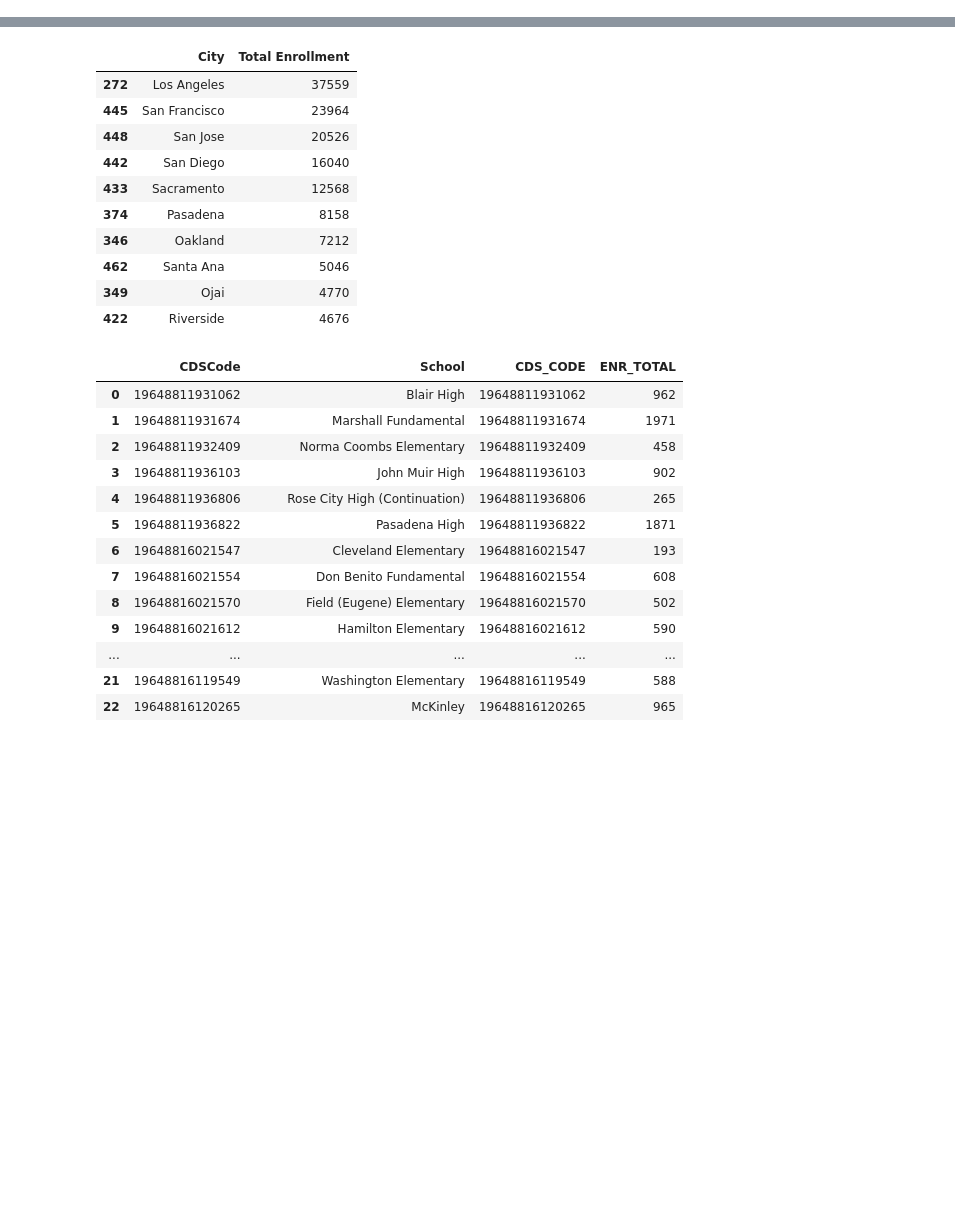
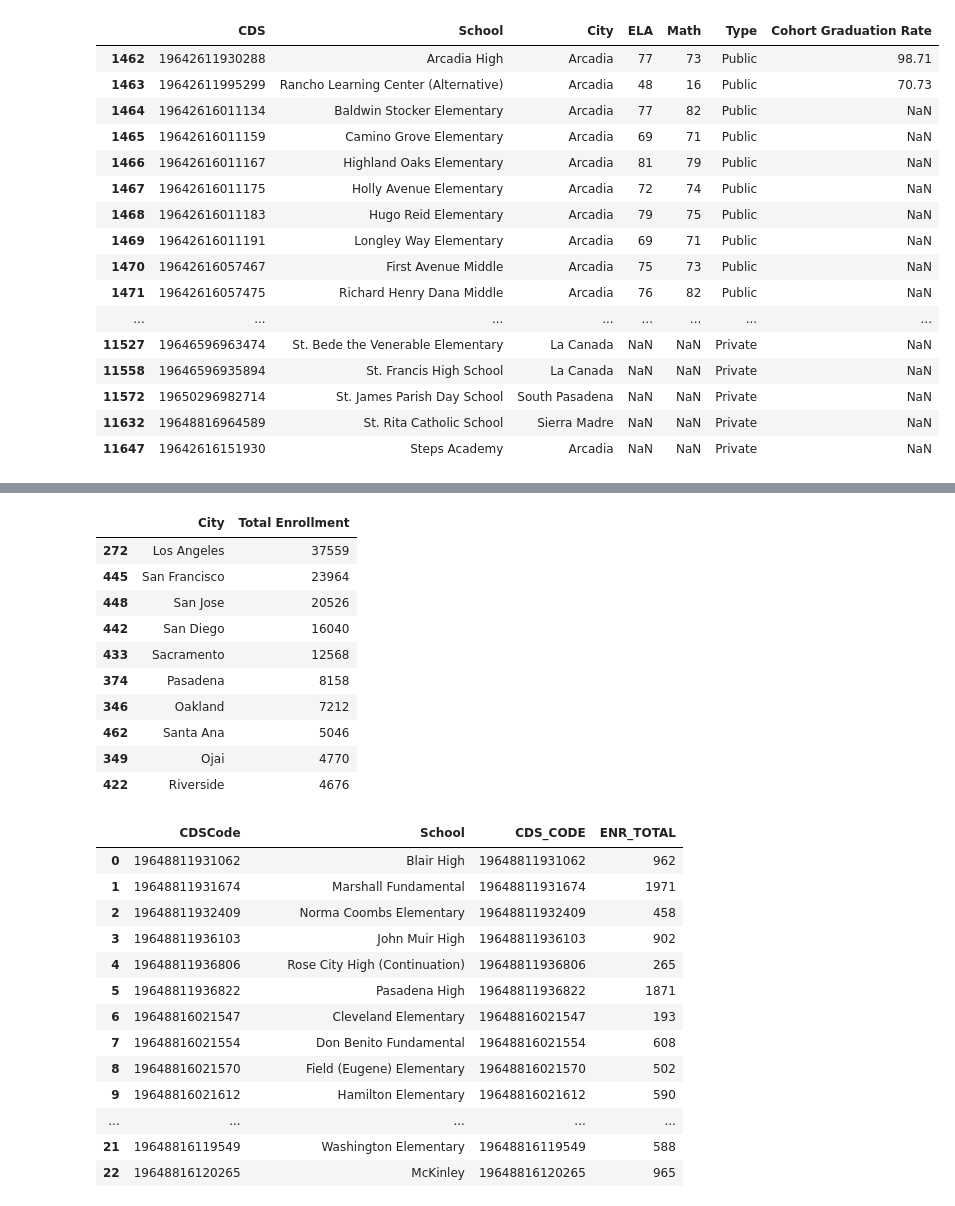
Before and after one commit to jmahabal/pasadena, a Jupyter notebook: Pasadena.ipynb, the cells around one changed output, grey strips where cells are left out. Cells and saved outputs as stored; diff of their text form; code cells hidden in the pictures; blank space fills up the shorter version.

Commit message:
added grad and math/ela metrics

```diff
--- a/Pasadena.ipynb
+++ b/Pasadena.ipynb
@@ -70,0 +21,11 @@ pasadena_caaspp.head() ## why does it only return public schools ughhh
+# %%
+# Get a dataset of CDS Codes of all public and private schools
+
+publics = publicschools[["CDSCode", "School", "CITY"]]
+publics["Type"] = "Public"
+privates = pd.DataFrame(privateschools[["CDS Code", "School ", "City"]])
+privates.columns = ["CDSCode", "School", "CITY"]
+privates["Type"] = "Private"
+
+schools = pd.concat([publics, privates])
+schools.head()
@@ -70,0 +43,16 @@ pasadena_caaspp.head() ## why does it only return public schools ughhh
+# %%
+# http://www.cde.ca.gov/ta/ac/sa/accessdata1516.asp
+# CAASPP Results 15-16
+# Percentage of Students Meeting or Exceeding the State Standards
+
+caaspp = pd.read_csv("CAASPPTestResults.csv")
+
+### ### ### ### ###
+
+# http://www.cde.ca.gov/ds/sd/sd/filescohort.asp
+# Graduation rate 14-15
+
+grad_rate = pd.read_table('filescohort15.txt')
+# We don't care about breakdowns
+grad_rate = grad_rate[(grad_rate["Subgroup"] == "All") & (grad_rate["Subgrouptype"] == "All")]
+grad_rate = grad_rate[["CDS", "Cohort Graduation Rate"]]
@@ -70,0 +64,7 @@ pasadena_caaspp.head() ## why does it only return public schools ughhh
+# %%
+schools_caaspp = pd.merge(schools, caaspp, how='left', right_on="CDS", left_on="CDSCode")
+schools_caaspp = schools_caaspp[["CDSCode", "School", "CITY", "SELA_Y2", "SMATH_Y2", "Type"]]
+schools_caaspp_grad = pd.merge(schools_caaspp, grad_rate, how='left', right_on="CDS", left_on="CDSCode")
+schools_caaspp_grad = schools_caaspp_grad[["CDSCode", "School", "CITY", "SELA_Y2", "SMATH_Y2", "Type", "Cohort Graduation Rate"]]
+schools_caaspp_grad.columns = ["CDS", "School", "City", "ELA", "Math", "Type", "Cohort Graduation Rate"]
+schools_caaspp_grad.head()
@@ -70,0 +78,26 @@ pasadena_caaspp.head() ## why does it only return public schools ughhh
+# %%
+# Now separate into two groups:
+# Nearby school districts, and Pasadena schools
+# We can't get information for private schools, so we'll compare Pasadena publics to non-Pas publics
+
+hoods = ["South Pasadena", "Arcadia", "San Marino", "La Canada", "Sierra Madre"]
+other_schools = schools_caaspp_grad[schools_caaspp_grad["City"].isin(hoods)]
+other_schools
+# %% [output]
+|  | CDS | School | City | ELA | Math | Type | Cohort Graduation Rate |
+| 1462 | 19642611930288 | Arcadia High | Arcadia | 77 | 73 | Public | 98.71 |
+| 1463 | 19642611995299 | Rancho Learning Center (Alternative) | Arcadia | 48 | 16 | Public | 70.73 |
+| 1464 | 19642616011134 | Baldwin Stocker Elementary | Arcadia | 77 | 82 | Public | NaN |
+| 1465 | 19642616011159 | Camino Grove Elementary | Arcadia | 69 | 71 | Public | NaN |
+| 1466 | 19642616011167 | Highland Oaks Elementary | Arcadia | 81 | 79 | Public | NaN |
+| 1467 | 19642616011175 | Holly Avenue Elementary | Arcadia | 72 | 74 | Public | NaN |
+| 1468 | 19642616011183 | Hugo Reid Elementary | Arcadia | 79 | 75 | Public | NaN |
+| 1469 | 19642616011191 | Longley Way Elementary | Arcadia | 69 | 71 | Public | NaN |
+| 1470 | 19642616057467 | First Avenue Middle | Arcadia | 75 | 73 | Public | NaN |
+| 1471 | 19642616057475 | Richard Henry Dana Middle | Arcadia | 76 | 82 | Public | NaN |
+| ... | ... | ... | ... | ... | ... | ... | ... |
+| 11527 | 19646596963474 | St. Bede the Venerable Elementary | La Canada | NaN | NaN | Private | NaN |
+| 11558 | 19646596935894 | St. Francis High School | La Canada | NaN | NaN | Private | NaN |
+| 11572 | 19650296982714 | St. James Parish Day School | South Pasadena | NaN | NaN | Private | NaN |
+| 11632 | 19648816964589 | St. Rita Catholic School | Sierra Madre | NaN | NaN | Private | NaN |
+| 11647 | 19642616151930 | Steps Academy | Arcadia | NaN | NaN | Private | NaN |
```
Also changed, not shown: parts of 12 cells of this notebook, 1 other file.
